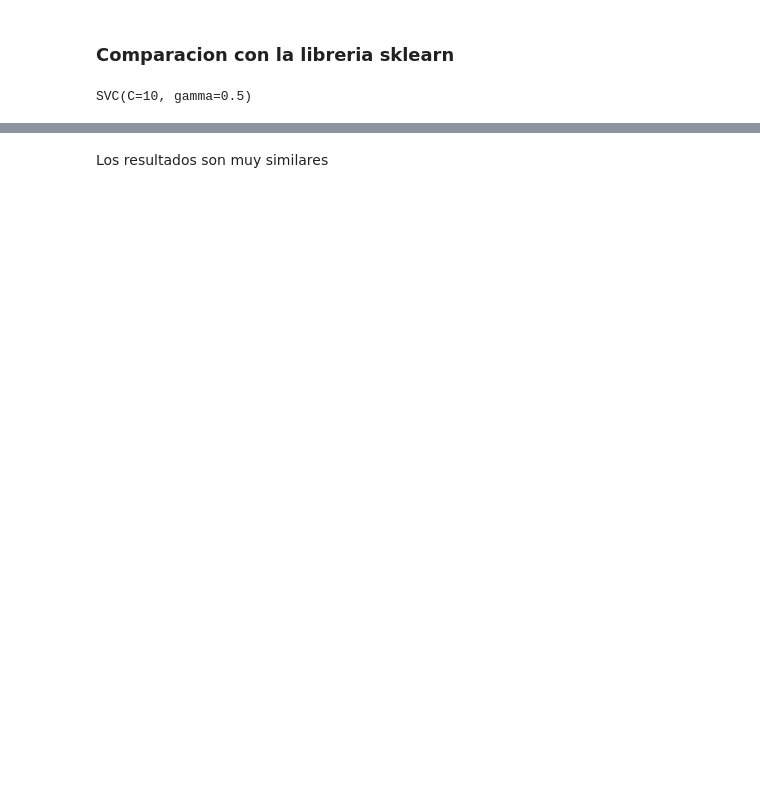
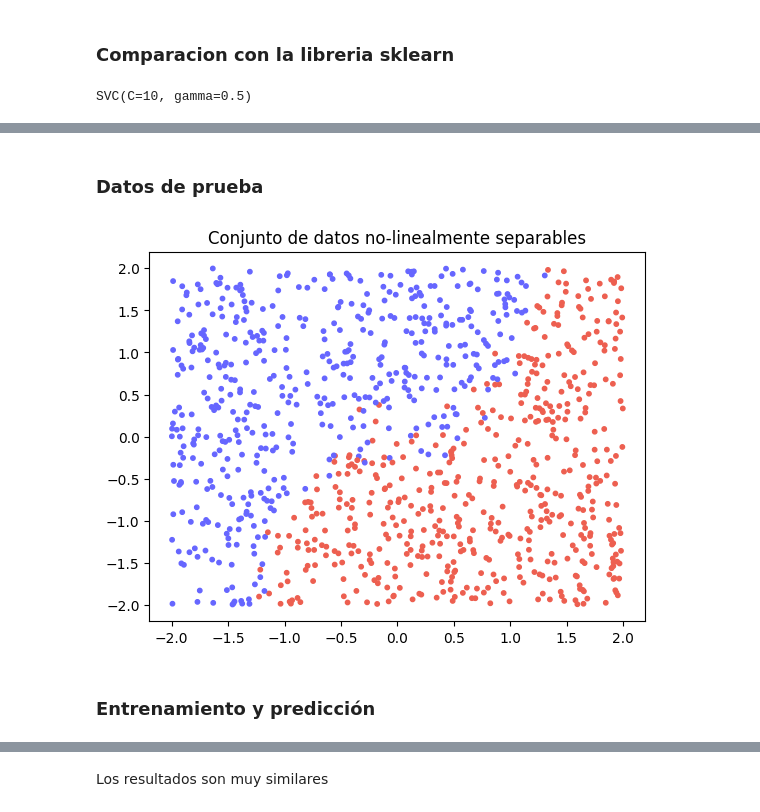
Before and after one commit to carlosramos1/practicas-machine-learning, a Jupyter notebook: SVM_implementacion.ipynb, the cells around one changed output, grey strips where cells are left out. Drawn from its saved outputs; the diff is of its cells as text; code cells hidden in the pictures; blank space fills up the shorter version.

```diff
--- a/SVM_implementacion.ipynb
+++ b/SVM_implementacion.ipynb
@@ -388,0 +453,31 @@ array([[1358,   51],
+# %% [markdown]
+### Datos de prueba
+# %%
+# Datos de juguete dataset para un kernel de base radial
+n = 1000
+
+np.random.seed(8888)
+noise = np.random.uniform(-0.5, 0.5, n)
+
+X_p = np.random.rand(n, 2) * 4 - 2
+y_p = np.zeros((n,))
+
+for i in range(n):
+  if X_p[i, 1] > X_p[i, 0]**3 - noise[i]:  #y = x^3
+    y_p[i] = -1
+  else:
+    y_p[i] = 1
+# %%
+# Graficar los datos
+colors = ["#6666ff" if val == -1 else "#ed5f50" for val in y_p]
+plt.scatter(X_p[:,0],
+            X_p[:,1],
+            c=colors,
+            s=10)
+
+plt.title("Conjunto de datos no-linealmente separables")
+plt.show()
+# %% [output]
+[figure, added]
+# %% [markdown]
+### Entrenamiento y predicción
```
Also changed, not shown: parts of 46 cells of this notebook.
